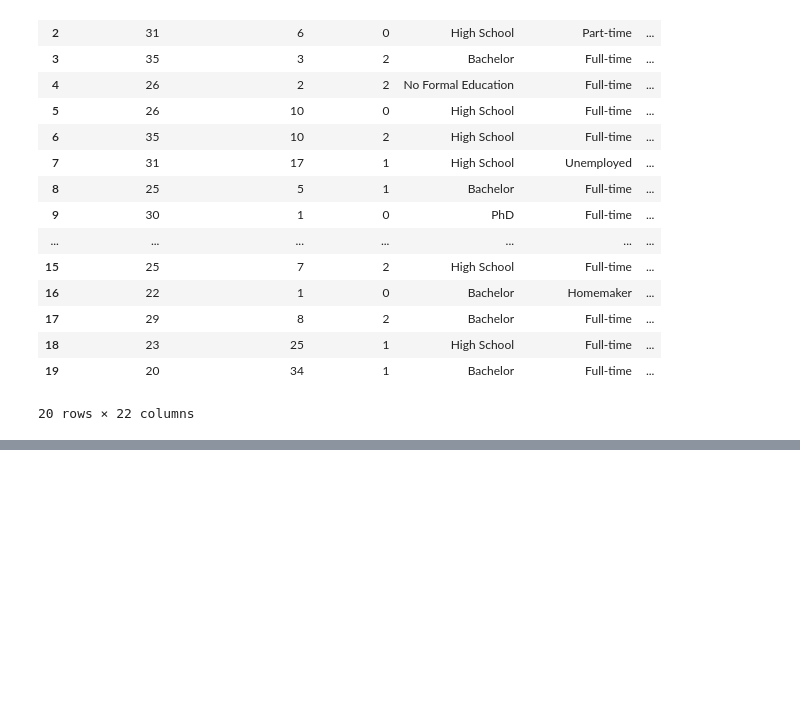
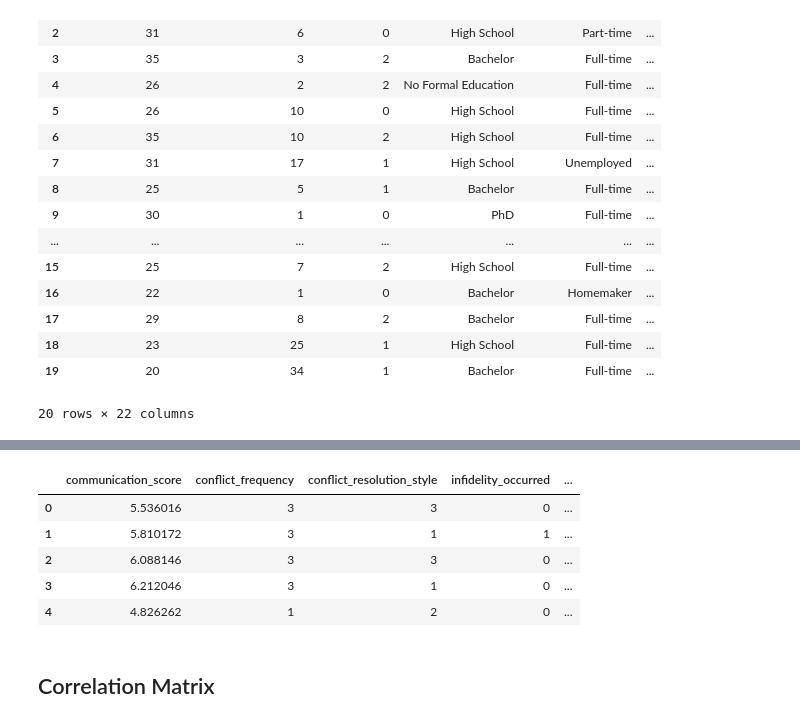
Before and after one commit to rowandama/Divorce-Summative, a Jupyter notebook: evie_test.ipynb, the cells around one changed output, grey strips where cells are left out. Saved outputs shown, nothing was run; the diff lists cells and outputs as text; code cells hidden in the pictures; blank space fills up the shorter version.

```diff
--- a/evie_test.ipynb
+++ b/evie_test.ipynb
@@ -39,0 +83,13 @@ PearsonRResult(statistic=np.float64(-0.0048979971392808285), pvalue=np.float64(0
+# %%
+conflict_resolution_mapping = {'Avoidant': 0, 'Aggressive': 1, 'Passive': 2, 'Collaborative': 3}
+internal_factors['conflict_resolution_style'] = internal_factors['conflict_resolution_style'].map(conflict_resolution_mapping)
+internal_factors.head()
+# %% [output]
+|  | communication_score | conflict_frequency | conflict_resolution_style | infidelity_occurred | ... |
+| 0 | 5.536016 | 3 | 3 | 0 | ... |
+| 1 | 5.810172 | 3 | 1 | 1 | ... |
+| 2 | 6.088146 | 3 | 3 | 0 | ... |
+| 3 | 6.212046 | 3 | 1 | 0 | ... |
+| 4 | 4.826262 | 1 | 2 | 0 | ... |
+# %% [markdown]
+## Correlation Matrix
```
Also changed, not shown: parts of 14 cells of this notebook.
